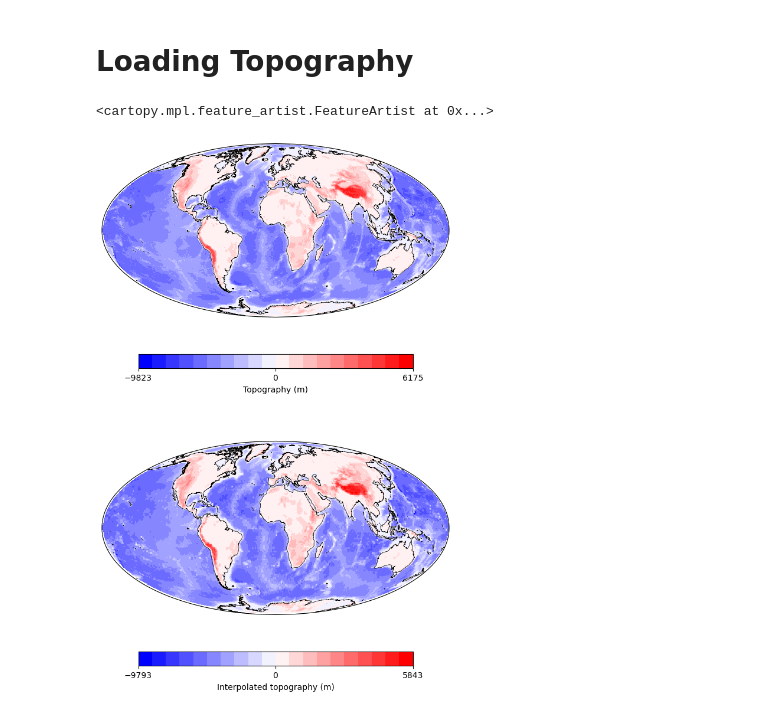
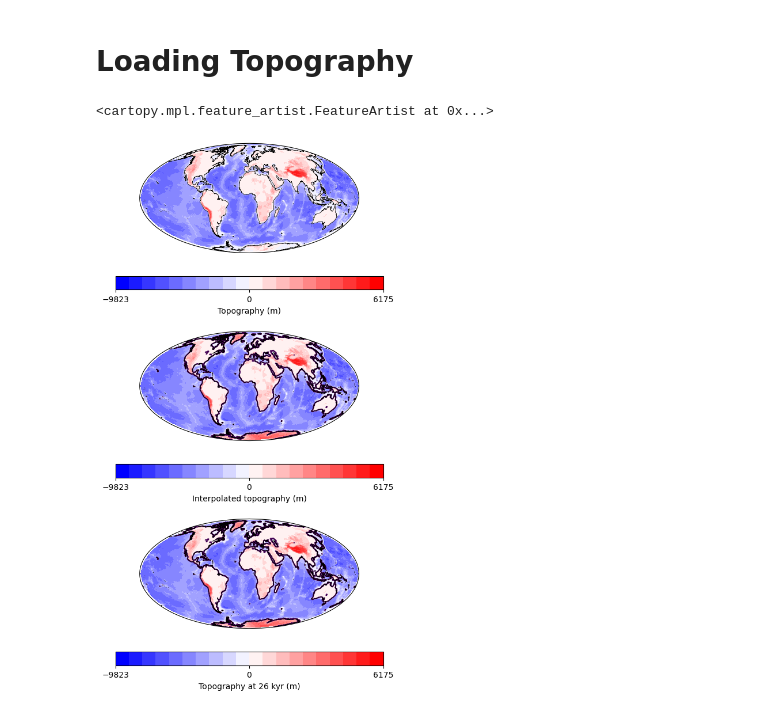
Before and after one commit to AHenryLarroze/Py_SL_C0de, a Jupyter notebook: src/Loading_ice_and_sediment.ipynb, the cells around one changed output. Saved outputs shown, nothing was run; the diff lists cells and outputs as text; code cells hidden in the pictures.

```diff
--- a/src/Loading_ice_and_sediment.ipynb
+++ b/src/Loading_ice_and_sediment.ipynb
@@ -180,0 +230,9 @@ sed_time_grid.save(save_way=Output_way+'SED')
+# %%
+stop=122 # define the number of time steps
+step=1
+time_step=np.arange(start=stop,stop=-step,step=-step)
+maxdeg=512 # define the maximum degree for spherical harmonics.
+
+sed_time_grid=SEDIMENT_TIME_GRID(time_step,maxdeg,grid_name='sed_AYS2_122_512')
+sed_time_grid.interp_on_time_and_space(sed,sed_time_step,lon,lat,backend=True,grid_type='local')
+sed_time_grid.height_time_grid=sed_time_grid.height_time_grid=sed_time_grid.height_time_grid[:,::-1,:]# latitude are inverted !
@@ -191,54 +332,70 @@ topo_grid=data['topo_bed'][::2,1::2].squeeze()
 topo_lat=data['lat_topo'].squeeze()[::-2]
 topo_lon=data['lon_topo'].squeeze()[1::2]
 # %%
-stop=120 # define the number of time steps
+stop=122 # define the number of time steps
 step=1
-time_step=np.arange(start=stop,stop=0,step=-step)
-maxdeg=128 # define the maximum degree for spherical harmonics.
+time_step=np.arange(start=stop,stop=-step,step=-step)
+maxdeg=512 # define the maximum degree for spherical harmonics.
 
-topo_time_grid=TIME_GRID(time_step,maxdeg,grid_name='topo_topo_SL_122_128')
-topo_time_grid.topo_pres=topo_time_grid.interp_on(topo_grid,topo_lon,topo_lat,grid_type='global')
+topo_time_grid=TOPOGRAPHIC_TIME_GRID(time_step,maxdeg,grid_name='topo_topo_SL_AYS2_122_512')
+topo_time_grid.topo_pres=topo_time_grid.interp_on(topo_grid,topo_lon,topo_lat,grid_type='global')+ice_time_grid.height_time_grid.sum(0)
+
+# there is no ice in topo_sl
 
 for i in range(topo_time_grid.time_step_number-1):
     if i==0:
-        topo_time_grid.height_time_grid[i,:,:]=topo_time_grid.topo_pres-sed_time_grid.height_time_grid[0,:,:]-ice_time_grid.height_time_grid[0,:,:]
+        topo_time_grid.height_time_grid[i,:,:]=topo_time_grid.topo_pres-sed_time_grid.height_time_grid.sum(0)-ice_time_grid.height_time_grid[1:,:,:].sum(0)
     else :
-        topo_time_grid.height_time_grid[i,:,:]=topo_time_grid.topo_pres-sed_time_grid.height_time_grid[:i+1,:,:].sum(0)-ice_time_grid.height_time_grid[:i+1,:,:].sum(0)
+        topo_time_grid.height_time_grid[i,:,:]=topo_time_grid.topo_pres-sed_time_grid.height_time_grid[i:,:,:].sum(0)-ice_time_grid.height_time_grid[i:,:,:].sum(0)
 # %%
 import cartopy
 import cartopy.crs as ccrs
 from matplotlib import cm
 import matplotlib.colors as colors
 
 cmap=cm.get_cmap('bwr', 20)
 alpha_ocean=0
 coast_line_width=0.5
 norm1 = colors.TwoSlopeNorm(vmin=None,vmax=None,vcenter=0)
 
 fig = plt.figure(figsize=(12, 12), facecolor="none")
-ax  = plt.subplot(212, projection=ccrs.Mollweide())
+ax  = plt.subplot(312, projection=ccrs.Mollweide())
 ax.set_global()
 colormap = cmap
 m = ax.imshow(topo_time_grid.topo_pres, origin='lower', transform=ccrs.PlateCarree(),extent=[0,360, -89, 89], zorder=0, cmap=colormap, interpolation="gaussian",norm=norm1)
+ax.contour(topo_time_grid.elons,topo_time_grid.lats[::-1],topo_time_grid.topo_pres,[0], transform=ccrs.PlateCarree(),extent=[0,360, -89, 89],linewidth=coast_line_width)
 cbar=plt.colorbar(mappable=m, orientation="horizontal", shrink=0.5)
 cbar.set_label('Interpolated topography (m)')
 cbar.set_ticks([topo_time_grid.topo_pres.min(), 0, topo_time_grid.topo_pres.max()])
 ax.add_feature(cartopy.feature.OCEAN, alpha=alpha_ocean, zorder=99, facecolor="#BBBBBB")
 ax.coastlines(resolution="50m", zorder=100, linewidth=coast_line_width)
 
 norm2 = colors.TwoSlopeNorm(vmin=None,vmax=None,vcenter=0)
 
-ax  = plt.subplot(211, projection=ccrs.Mollweide())
+ax  = plt.subplot(311, projection=ccrs.Mollweide())
 ax.set_global()
 colormap = cmap
 m = ax.imshow(topo_grid, origin='lower', transform=ccrs.PlateCarree(),extent=[0,360, -89, 89], zorder=0, cmap=colormap, interpolation="gaussian",norm=norm2)
 cbar=plt.colorbar(mappable=m, orientation="horizontal", shrink=0.5)
 cbar.set_label('Topography (m)')
 cbar.set_ticks([topo_grid.min(), 0, topo_grid.max()])
 ax.add_feature(cartopy.feature.OCEAN, alpha=alpha_ocean, zorder=99, facecolor="#BBBBBB")
 ax.coastlines(resolution="50m", zorder=100, linewidth=coast_line_width)
+
+norm3 = colors.TwoSlopeNorm(vmin=None,vmax=None,vcenter=0)
+
+ax  = plt.subplot(313, projection=ccrs.Mollweide())
+ax.set_global()
+colormap = cmap
+m = ax.imshow(topo_time_grid.height_time_grid[-1,:,:], origin='lower', transform=ccrs.PlateCarree(),extent=[0,360, -89, 89], zorder=0, cmap=colormap, interpolation="gaussian",norm=norm3)
+ax.contour(topo_time_grid.elons,topo_time_grid.lats[::-1],topo_time_grid.height_time_grid[-1,:,:],[0], transform=ccrs.PlateCarree(),extent=[0,360, -89, 89],linewidth=coast_line_width)
+cbar=plt.colorbar(mappable=m, orientation="horizontal", shrink=0.5)
+cbar.set_label('Topography at 26 kyr (m)')
+cbar.set_ticks([topo_time_grid.height_time_grid[0,:,:].min(), 0, topo_time_grid.height_time_grid[0,:,:].max()])
+ax.add_feature(cartopy.feature.OCEAN, alpha=alpha_ocean, zorder=99, facecolor="#BBBBBB")
+ax.coastlines(resolution="50m", zorder=100, linewidth=coast_line_width)
 # %% [output]
 <cartopy.mpl.feature_artist.FeatureArtist at 0x...>
-[figure, old version]
+[figure, new version]
 # %%
 fig.savefig(Output_way+'TOPO/MAP/interpolation_'+topo_time_grid.time_grid_name+'.pdf')
```
Also changed, not shown: parts of 13 cells of this notebook, 13 other files.
